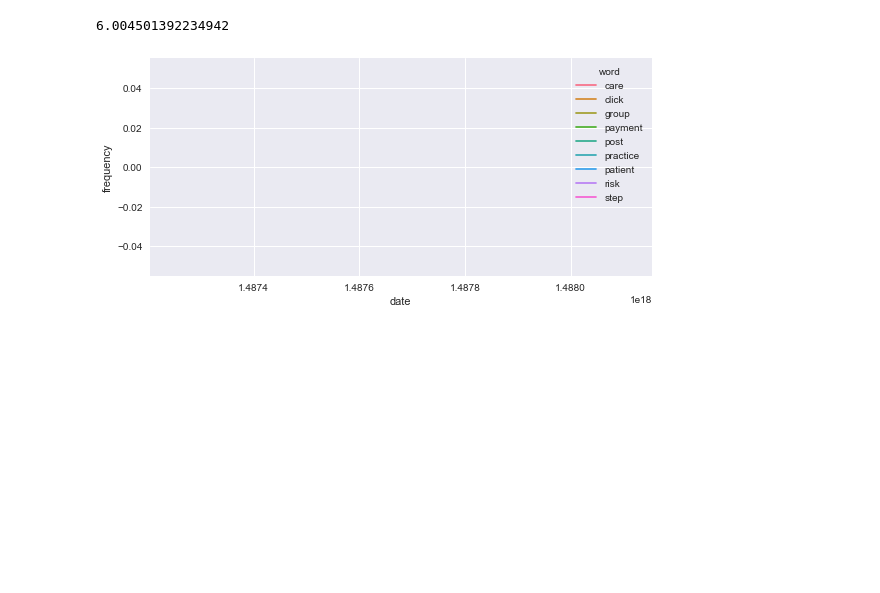
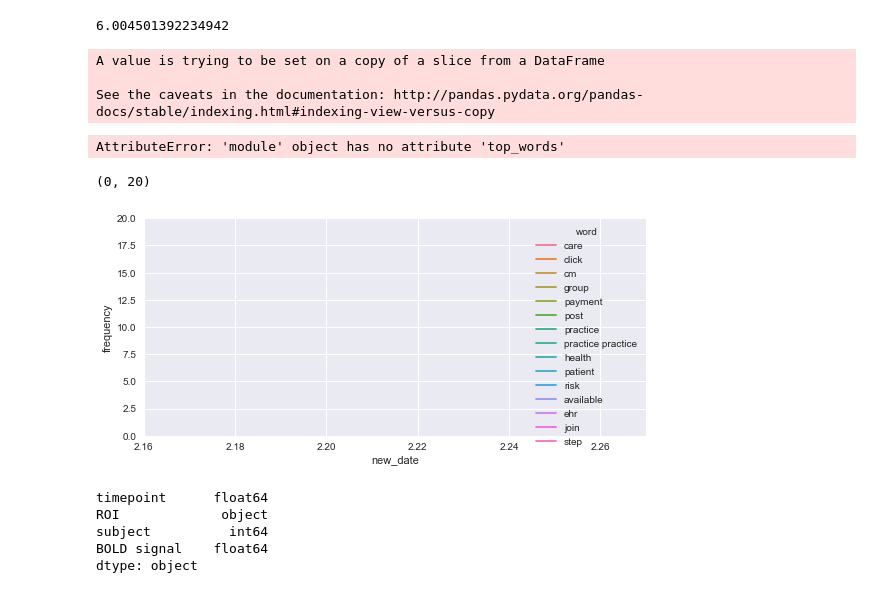
Before and after one commit to mjbrienza/Text-Analytics, a Jupyter notebook: TextAnalysis_1013.ipynb, the cells around one changed output. Cells and saved outputs as stored; diff of their text form; code cells hidden in the pictures; blank space fills up the shorter version.

Commit message:
Tried fixing the graph but still not working

```diff
--- a/TextAnalysis_1013.ipynb
+++ b/TextAnalysis_1013.ipynb
@@ -524,24 +496,47 @@ graphing_series[1][1][1]
 # %%
 ##Graphing most popular word by day
 
-top_words
+test_date=top_words['date'][0]
 
 #sns.pointplot(x='date',y='frequency',hue='word',data=top_words)
 
 ##okay so this is super busy but we're getting there
 
-
-top_words.dtypes
+#ax.xaxis.set_major_locator(mdates.AutoDateLocator())
+#ax.xaxis.set_major_formatter(mdates.DateFormatter('%Y.%m.%d'))
 
 
-#top_words['datetime']=top_words['date'].apply(lambda x: datetime.date(x.year,x.month,x.day))
 
+test_float=float(test_date.month)+(float(test_date.day)/100)
 
-#IT DOESN"T WANT TO ACCEPT ANY KIND OF DATE WHY!?!?!
+test_float
 
-ax=sns.tsplot(time='date',value='frequency',condition='word',data=top_words)
-#plt.ylim(0,20)
-#ax.xaxis.set_major_locator(mdates.AutoDateLocator())
-#ax.xaxis.set_major_formatter(mdates.DateFormatter('%Y.%m.%d'))
+##There must be a faster/better way to do this
+
+for i in xrange(0,len(top_words['date'])):
+    top_words['new_date'][i]=float(top_words['date'][i].month)+(float(top_words['date'][i].day)/100)
 # %% [output]
-[figure, removed]
+A value is trying to be set on a copy of a slice from a DataFrame
+
+See the caveats in the documentation: http://pandas.pydata.org/pandas-docs/stable/indexing.html#indexing-view-versus-copy
+AttributeError: 'module' object has no attribute 'top_words'
+# %%
+top_words['frequency']=top_words['frequency'].astype(float)
+
+top_words
+
+top_words.dtypes
+##THIS SHOULD WORK-- WHY WON'T IT JUST WORK?
+ax=sns.tsplot(time='new_date',value='frequency',condition='word',data=top_words)
+plt.ylim(0,20)
+# %% [output]
+(0, 20)
+[figure, added]
+# %%
+gammas.dtypes
+# %% [output]
+timepoint      float64
+ROI             object
+subject          int64
+BOLD signal    float64
+dtype: object
```
Also changed, not shown: parts of 1 cell of this notebook.
